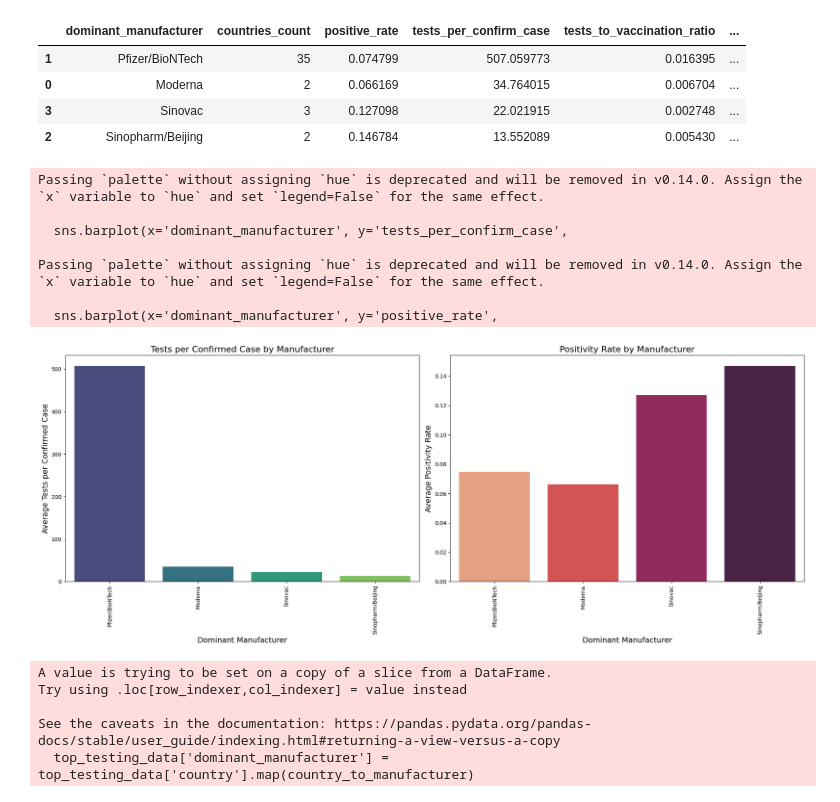
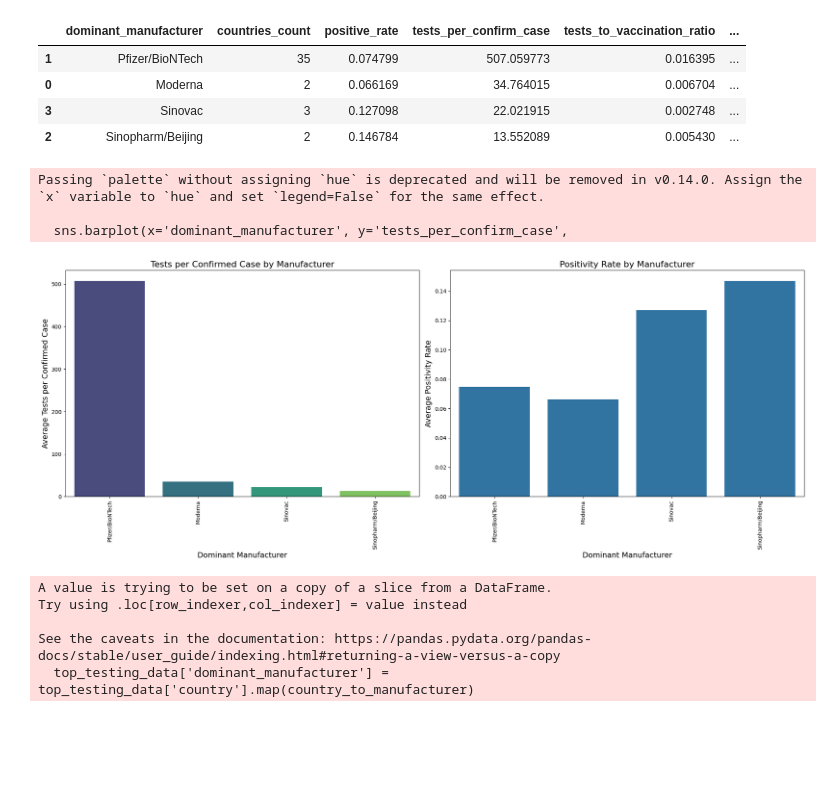
Before and after one commit to tangnatta/AUT461-Miniproject-2025, a Jupyter notebook: q3.ipynb, the cells around one changed output. Drawn from its saved outputs; the diff is of its cells as text; code cells hidden in the pictures; blank space fills up the shorter version.

```diff
--- a/q3.ipynb
+++ b/q3.ipynb
@@ -677,40 +679,35 @@ Vaccine Manufacturer Performance with Testing Metrics:
 # %%
 # Visualize testing-related performance metrics by manufacturer
 
 # 1. Tests per confirmed case by manufacturer (higher is better, indicates fewer positive cases)
 fig, (ax1, ax2) = plt.subplots(1, 2, figsize=(20, 8))
 
 # Create a color palette
 colors1 = sns.color_palette('viridis', n_colors=len(manufacturer_test_performance))
 
 # Plot tests per confirmed case
 sns.barplot(x='dominant_manufacturer', y='tests_per_confirm_case',
             data=manufacturer_test_performance, palette=colors1, ax=ax1)
 ax1.set_title('Tests per Confirmed Case by Manufacturer', fontsize=16)
 ax1.set_ylabel('Average Tests per Confirmed Case', fontsize=14)
 ax1.set_xlabel('Dominant Manufacturer', fontsize=14)
 ax1.tick_params(axis='x', rotation=90)
 
-# 2. Positivity Rate by manufacturer (lower is better)
-colors2 = sns.color_palette('rocket_r', n_colors=len(manufacturer_test_performance))
+# 2. Plot geographic reach
 sns.barplot(x='dominant_manufacturer', y='positive_rate',
-            data=manufacturer_test_performance, palette=colors2, ax=ax2)
+            data=manufacturer_test_performance, ax=ax2)
 ax2.set_title('Positivity Rate by Manufacturer', fontsize=16)
 ax2.set_ylabel('Average Positivity Rate', fontsize=14)
 ax2.set_xlabel('Dominant Manufacturer', fontsize=14)
 ax2.tick_params(axis='x', rotation=90)
 
 plt.tight_layout()
 plt.show()
 # %% [output]
 Passing `palette` without assigning `hue` is deprecated and will be removed in v0.14.0. Assign the `x` variable to `hue` and set `legend=False` for the same effect.
 
   sns.barplot(x='dominant_manufacturer', y='tests_per_confirm_case',
-
-Passing `palette` without assigning `hue` is deprecated and will be removed in v0.14.0. Assign the `x` variable to `hue` and set `legend=False` for the same effect.
-
-  sns.barplot(x='dominant_manufacturer', y='positive_rate',
-[figure, old version]
+[figure, new version]
 # %%
 # Analyze testing patterns over time for countries with each dominant vaccine
 # Filter for top manufacturers to keep visualization clear
```
Also changed, not shown: parts of 21 cells of this notebook, 7 other files.
